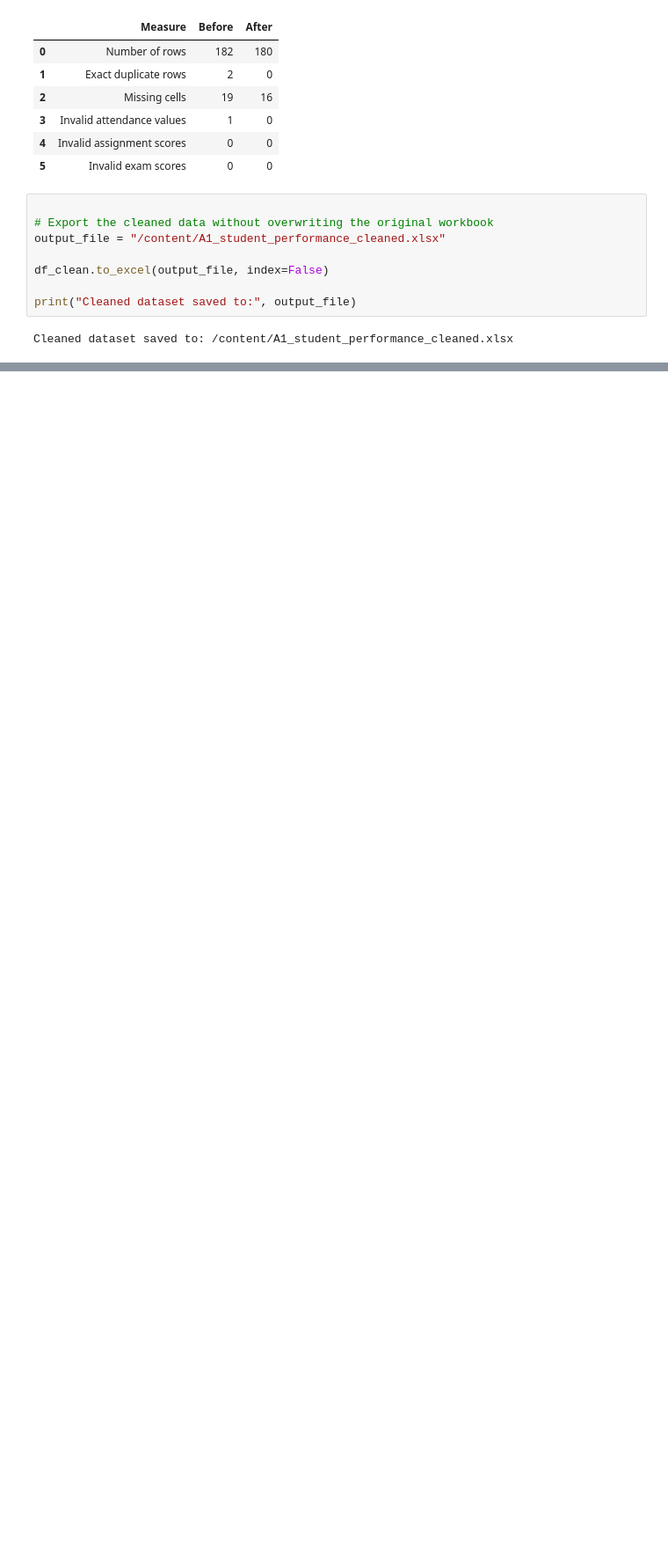
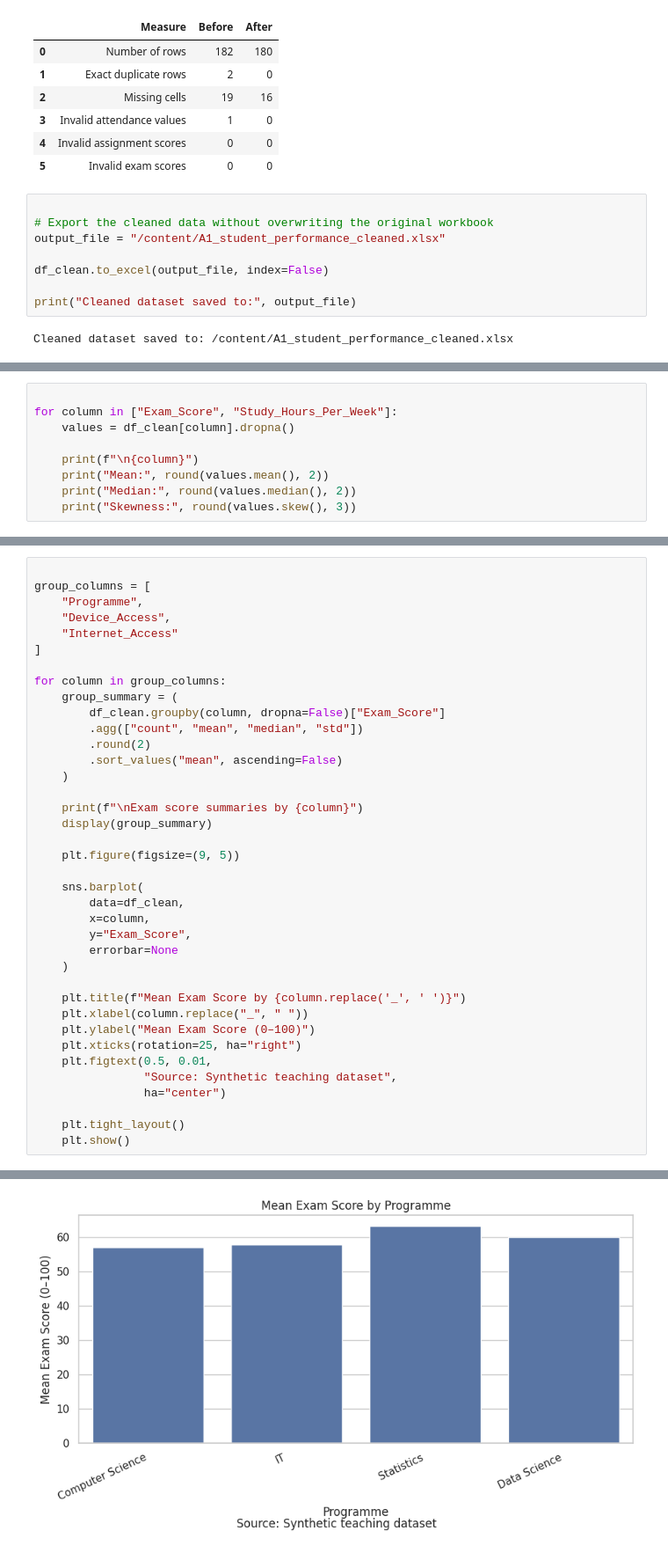
Before and after one commit to Blackk-dotcom/Data-Science-project, a Jupyter notebook: A1_Student_Performance_EDA.ipynb, the cells around one changed output, grey strips where cells are left out. Shown at 88% size. Saved outputs shown, nothing was run; the diff lists cells and outputs as text; blank space fills up the shorter version.

```diff
--- a/A1_Student_Performance_EDA.ipynb
+++ b/A1_Student_Performance_EDA.ipynb
@@ -422,0 +503,9 @@ Cleaned dataset saved to: /content/A1_student_performance_cleaned.xlsx
+# %%
+
+for column in ["Exam_Score", "Study_Hours_Per_Week"]:
+    values = df_clean[column].dropna()
+
+    print(f"\n{column}")
+    print("Mean:", round(values.mean(), 2))
+    print("Median:", round(values.median(), 2))
+    print("Skewness:", round(values.skew(), 3))
@@ -422,0 +567,39 @@ Cleaned dataset saved to: /content/A1_student_performance_cleaned.xlsx
+# %%
+
+group_columns = [
+    "Programme",
+    "Device_Access",
+    "Internet_Access"
+]
+
+for column in group_columns:
+    group_summary = (
+        df_clean.groupby(column, dropna=False)["Exam_Score"]
+        .agg(["count", "mean", "median", "std"])
+        .round(2)
+        .sort_values("mean", ascending=False)
+    )
+
+    print(f"\nExam score summaries by {column}")
+    display(group_summary)
+
+    plt.figure(figsize=(9, 5))
+
+    sns.barplot(
+        data=df_clean,
+        x=column,
+        y="Exam_Score",
+        errorbar=None
+    )
+
+    plt.title(f"Mean Exam Score by {column.replace('_', ' ')}")
+    plt.xlabel(column.replace("_", " "))
+    plt.ylabel("Mean Exam Score (0–100)")
+    plt.xticks(rotation=25, ha="right")
+    plt.figtext(0.5, 0.01,
+                "Source: Synthetic teaching dataset",
+                ha="center")
+
+    plt.tight_layout()
+    plt.show()
+# %% [output]
@@ -422,0 +613 @@ Cleaned dataset saved to: /content/A1_student_performance_cleaned.xlsx
+[figure, added]
```
Also changed, not shown: parts of 11 cells of this notebook.
